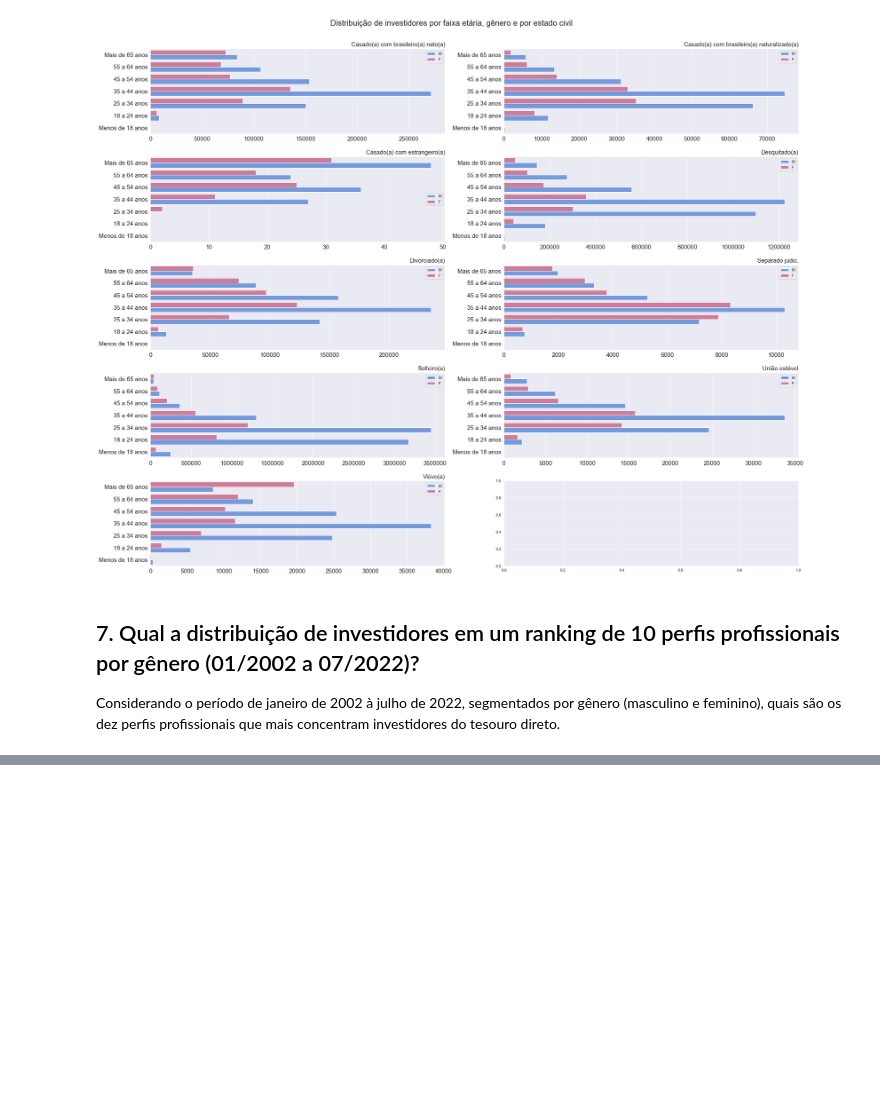
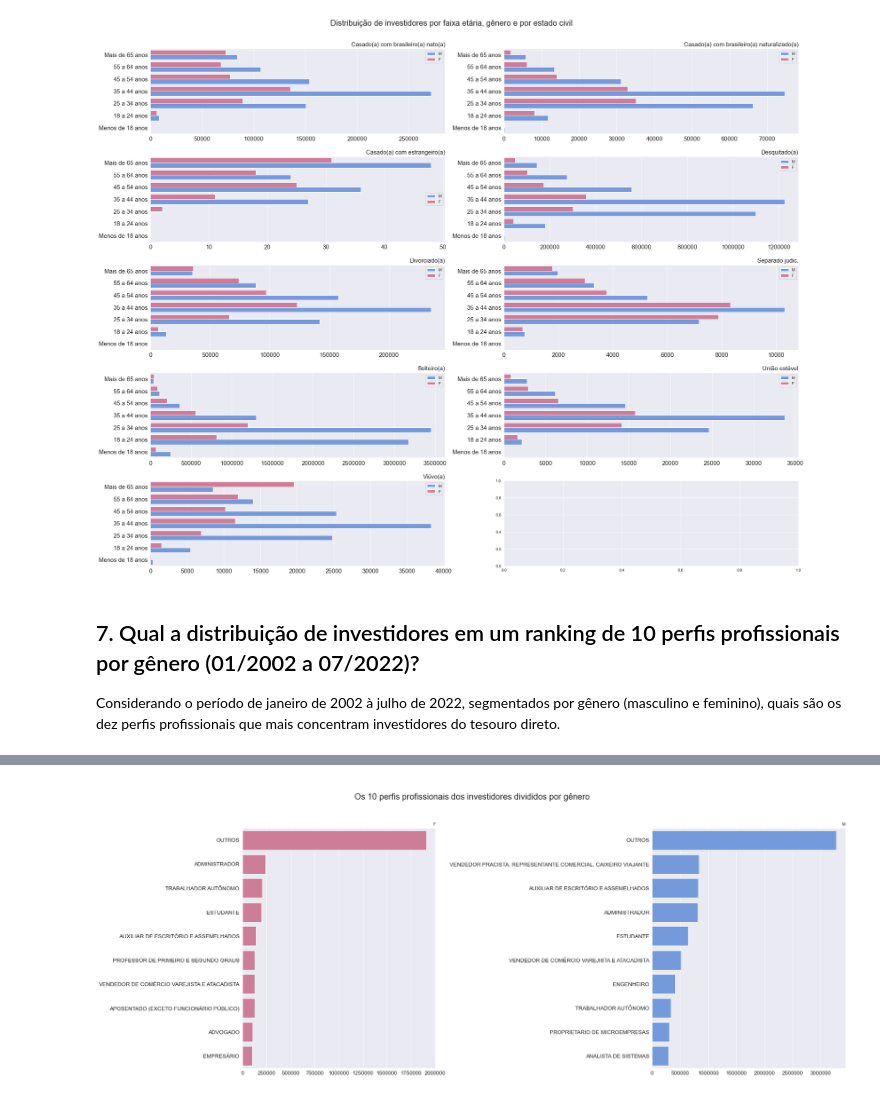
Before and after one commit to emso-exe/Investidores_do_tesouro_direto, a Jupyter notebook: analise_de_dados.ipynb, the cells around one changed output, grey strips where cells are left out. Saved outputs shown, nothing was run; the diff lists cells and outputs as text; code cells hidden in the pictures; blank space fills up the shorter version.

```diff
--- a/analise_de_dados.ipynb
+++ b/analise_de_dados.ipynb
@@ -1056,0 +1021,30 @@ Considerando o período de janeiro de 2002 à julho de 2022, segmentados por gê
+# %%
+fig, (ax1, ax2) = plt.subplots(ncols=2, nrows=1, figsize=(25, 10))
+
+plot = sns.barplot(x='qtde', y=df_investidores_profissao_f.index,
+                ci=False, dodge=True, ax=ax1, orient='h',
+                data=df_investidores_profissao_f, palette=['palevioletred'])
+
+plot = sns.barplot(x='qtde', y=df_investidores_profissao_m.index,
+                ci=False, dodge=True, ax=ax2, orient='h',
+                data=df_investidores_profissao_m, palette=['cornflowerblue'])
+
+ax1.tick_params(labelsize=13)
+ax1.set_ylabel('')
+ax1.set_xlabel('')
+ax1.set_title('F', loc='right', fontsize=10)
+ax1.ticklabel_format(style='plain', axis='x')
+
+ax2.tick_params(labelsize=13)
+ax2.set_ylabel('')
+ax2.set_xlabel('')
+ax2.set_title('M', loc='right', fontsize=10)
+ax2.ticklabel_format(style='plain', axis='x')
+
+fig.suptitle(
+    '\nOs 10 perfis profissionais dos investidores divididos por gênero\n\n', fontsize=20)
+plt.subplots_adjust(top=1, bottom=0.95)
+plt.tight_layout()
+plt.show()
+# %% [output]
+[figure, added]
```
Also changed, not shown: parts of 9 cells of this notebook.
